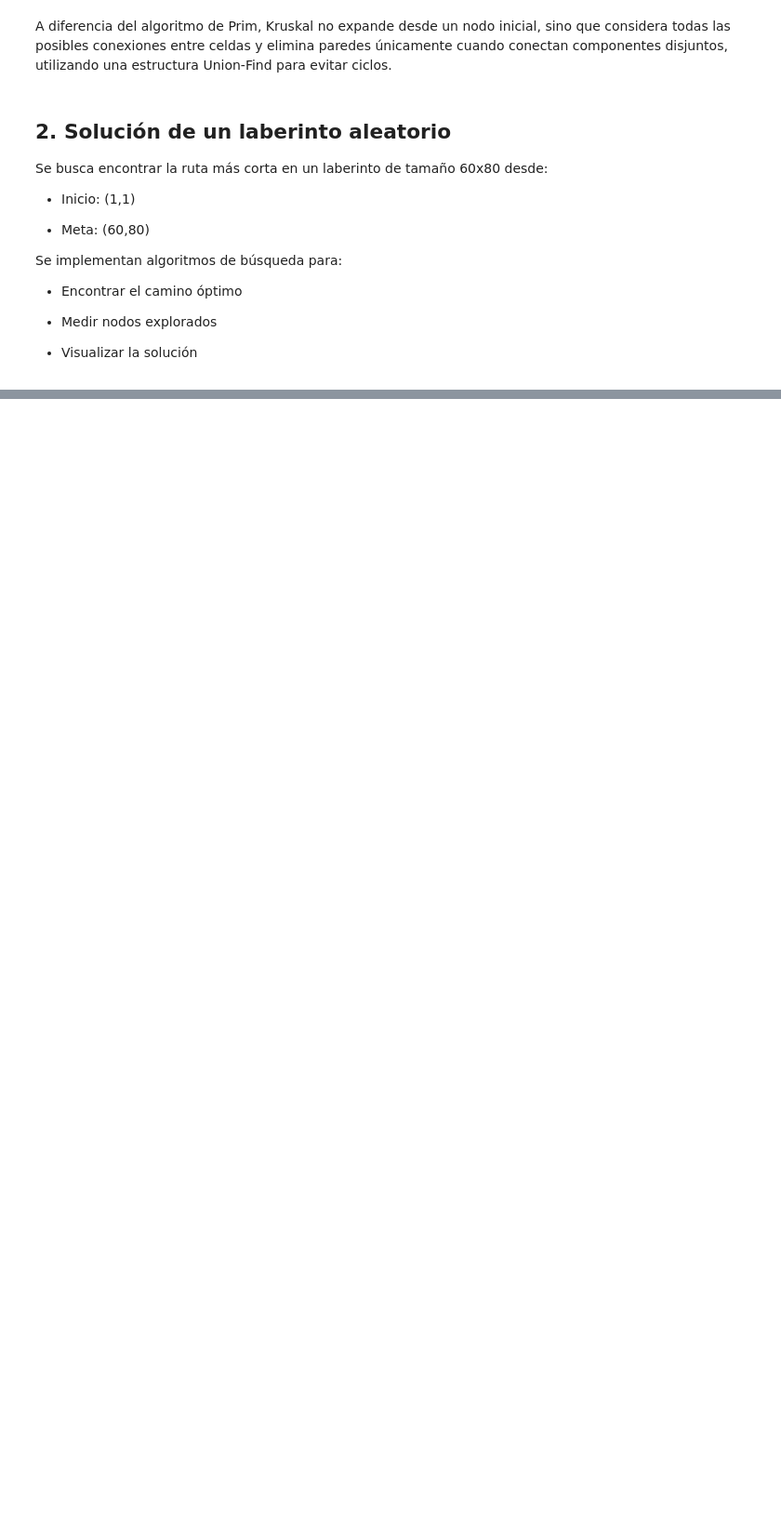
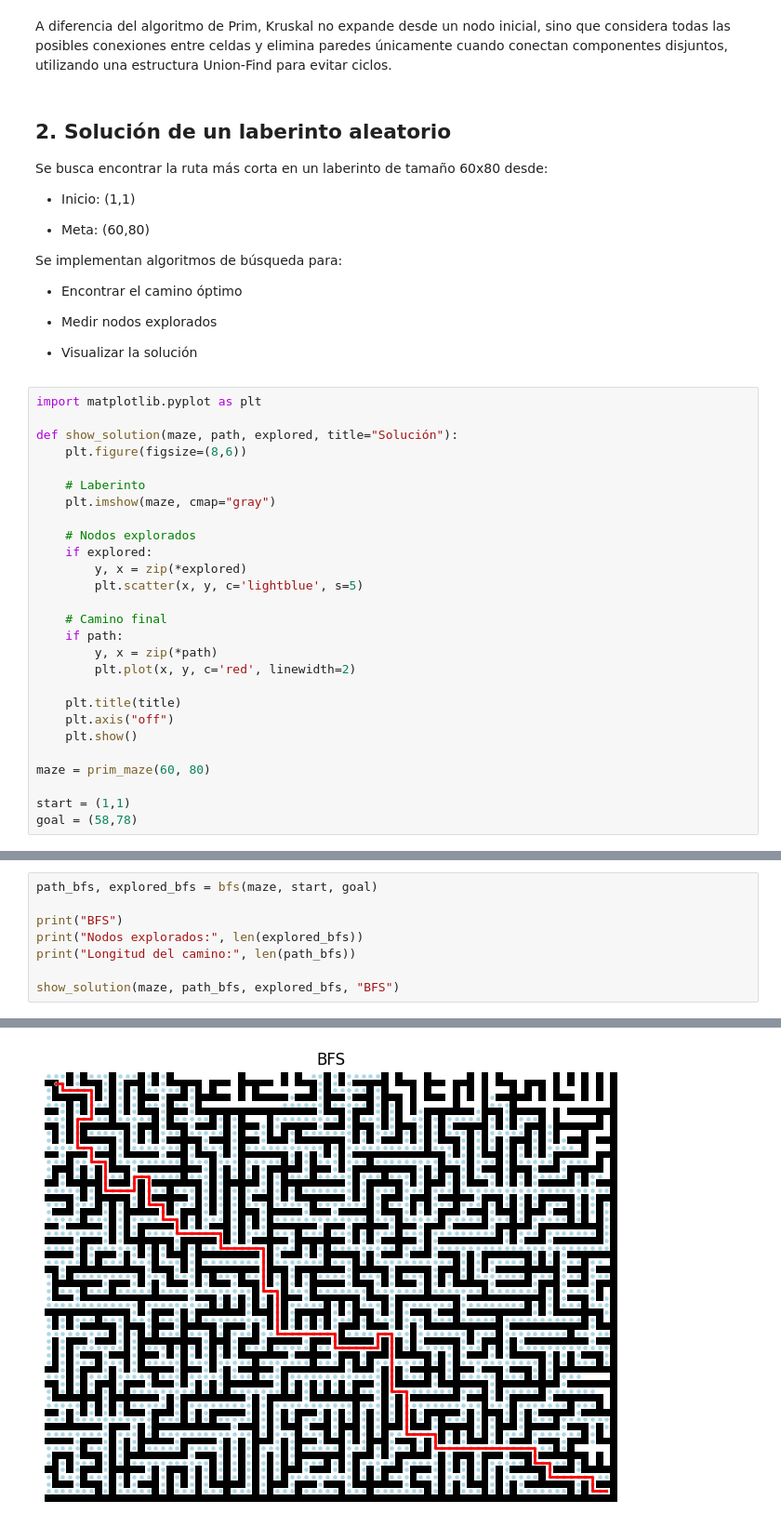
Before and after one commit to mac2218/IA-Proyecto2, a Jupyter notebook: Proyecto2.ipynb, the cells around one changed output, grey strips where cells are left out. Shown at 93% size. Saved outputs shown, nothing was run; the diff lists cells and outputs as text; blank space fills up the shorter version.

```diff
--- a/Proyecto2.ipynb
+++ b/Proyecto2.ipynb
@@ -267,3 +268,30 @@ Se implementan algoritmos de búsqueda para:
 - Medir nodos explorados
 
 - Visualizar la solución
+# %%
+import matplotlib.pyplot as plt
+
+def show_solution(maze, path, explored, title="Solución"):
+    plt.figure(figsize=(8,6))
+
+    # Laberinto
+    plt.imshow(maze, cmap="gray")
+
+    # Nodos explorados
+    if explored:
+        y, x = zip(*explored)
+        plt.scatter(x, y, c='lightblue', s=5)
+
+    # Camino final
+    if path:
+        y, x = zip(*path)
+        plt.plot(x, y, c='red', linewidth=2)
+
+    plt.title(title)
+    plt.axis("off")
+    plt.show()
+
+maze = prim_maze(60, 80)
+
+start = (1,1)
+goal = (58,78)
@@ -269,0 +343,9 @@ Se implementan algoritmos de búsqueda para:
+# %%
+path_bfs, explored_bfs = bfs(maze, start, goal)
+
+print("BFS")
+print("Nodos explorados:", len(explored_bfs))
+print("Longitud del camino:", len(path_bfs))
+
+show_solution(maze, path_bfs, explored_bfs, "BFS")
+# %% [output]
@@ -269,0 +355 @@ Se implementan algoritmos de búsqueda para:
+[figure, added]
```
Also changed, not shown: parts of 11 cells of this notebook.
